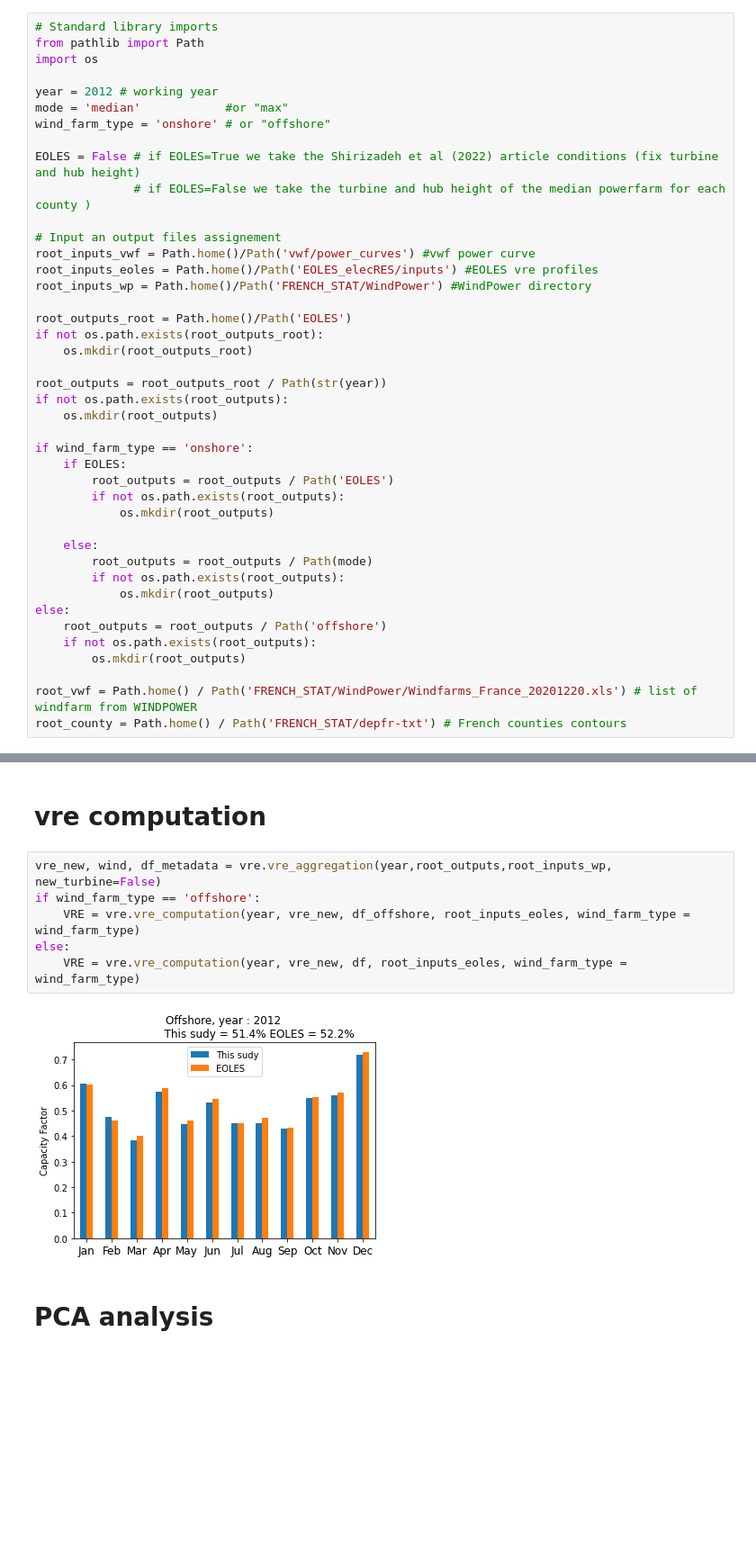
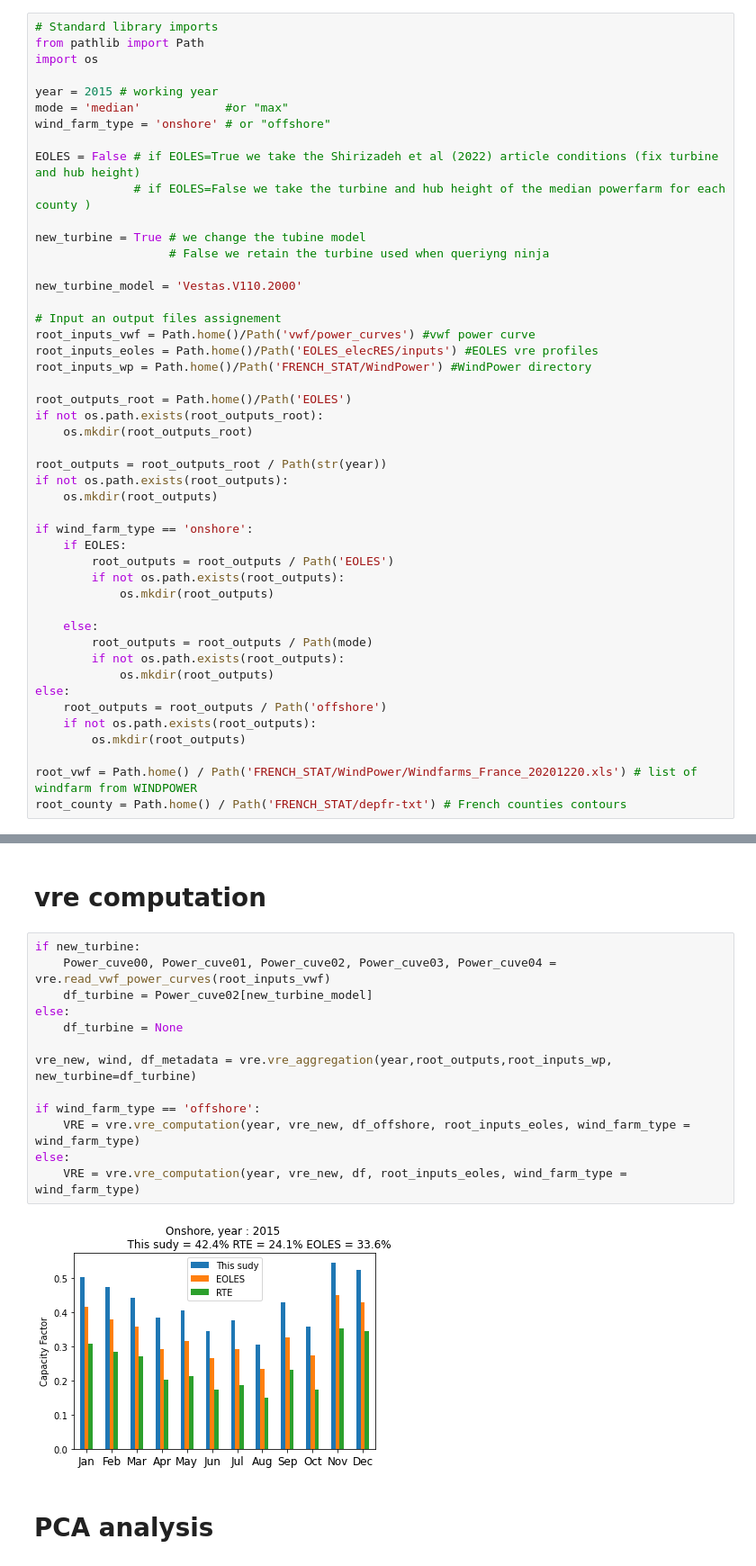
Before and after one commit to Bertin-fap/CIRED-ENS, a Jupyter notebook: CIRED-VRE-EOLIENNES.ipynb, the cells around one changed output, grey strips where cells are left out. Shown at 90% size. Cells and saved outputs as stored; diff of their text form; blank space fills up the shorter version.

```diff
--- a/CIRED-VRE-EOLIENNES.ipynb
+++ b/CIRED-VRE-EOLIENNES.ipynb
@@ -10,12 +10,17 @@
 from pathlib import Path
 import os
 
-year = 2012 # working year
+year = 2015 # working year
 mode = 'median'            #or "max"
 wind_farm_type = 'onshore' # or "offshore"
 
 EOLES = False # if EOLES=True we take the Shirizadeh et al (2022) article conditions (fix turbine and hub height)
               # if EOLES=False we take the turbine and hub height of the median powerfarm for each county )
+
+new_turbine = True # we change the tubine model
+                   # False we retain the turbine used when queriyng ninja
+
+new_turbine_model = 'Vestas.V110.2000'
 
 # Input an output files assignement
 root_inputs_vwf = Path.home()/Path('vwf/power_curves') #vwf power curve
@@ -79,13 +84,20 @@ else:
 # %% [markdown]
 # vre computation
 # %%
-vre_new, wind, df_metadata = vre.vre_aggregation(year,root_outputs,root_inputs_wp, new_turbine=False)
+if new_turbine:
+    Power_cuve00, Power_cuve01, Power_cuve02, Power_cuve03, Power_cuve04 = vre.read_vwf_power_curves(root_inputs_vwf)
+    df_turbine = Power_cuve02[new_turbine_model]
+else:
+    df_turbine = None
+
+vre_new, wind, df_metadata = vre.vre_aggregation(year,root_outputs,root_inputs_wp, new_turbine=df_turbine)
+
 if wind_farm_type == 'offshore':
     VRE = vre.vre_computation(year, vre_new, df_offshore, root_inputs_eoles, wind_farm_type = wind_farm_type)
 else:
     VRE = vre.vre_computation(year, vre_new, df, root_inputs_eoles, wind_farm_type = wind_farm_type)
 # %% [output]
-[figure, old version]
+[figure, new version]
 # %% [markdown]
 # PCA analysis
 # %%
```
Also changed, not shown: parts of 2 cells of this notebook.
